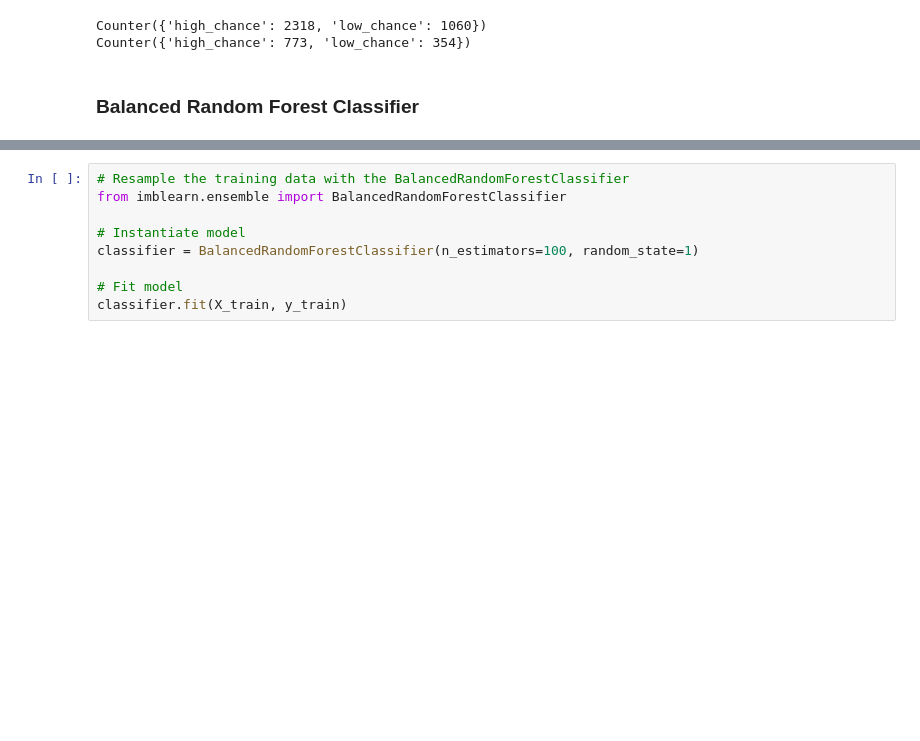
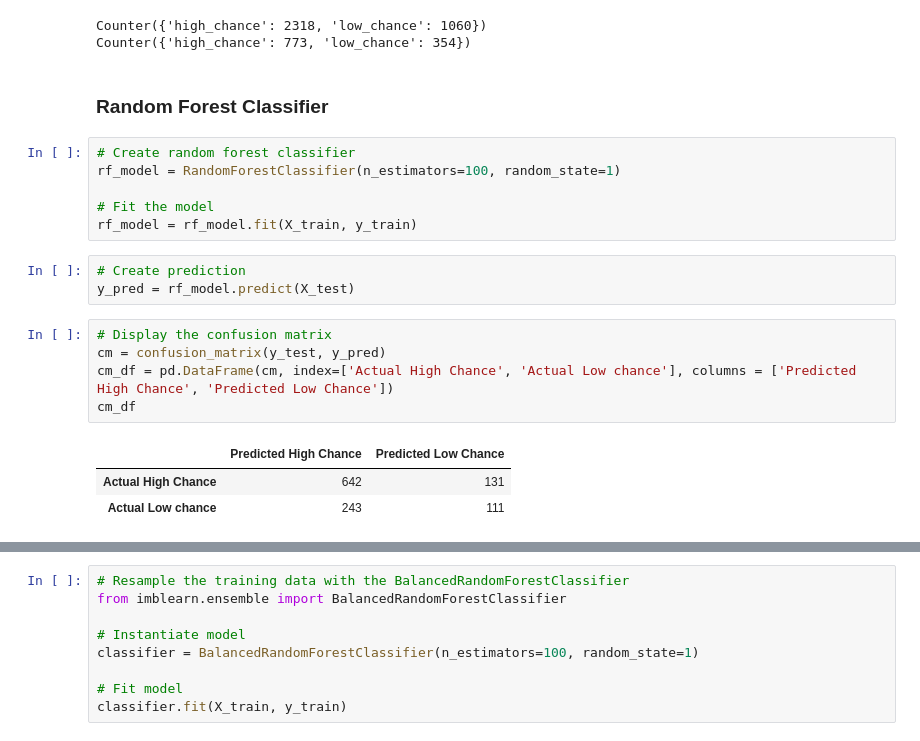
Before and after one commit to AnneLonero/Clinical_Trials_Research_Project, a Jupyter notebook: Supervised Machine Learning Models/ivs_vs_obs_Machine_Learning.ipynb, the cells around one changed output, grey strips where cells are left out. Drawn from its saved outputs; the diff is of its cells as text; blank space fills up the shorter version.

```diff
--- a/Supervised Machine Learning Models/ivs_vs_obs_Machine_Learning.ipynb
+++ b/Supervised Machine Learning Models/ivs_vs_obs_Machine_Learning.ipynb
@@ -161,5 +163,23 @@ print(Counter(y_test))
 # %% [output]
 Counter({'high_chance': 2318, 'low_chance': 1060})
 Counter({'high_chance': 773, 'low_chance': 354})
-# %% [markdown]
-### Balanced Random Forest Classifier
+# %% [markdown]
+### Random Forest Classifier
+# %%
+# Create random forest classifier
+rf_model = RandomForestClassifier(n_estimators=100, random_state=1)
+
+# Fit the model
+rf_model = rf_model.fit(X_train, y_train)
+# %%
+# Create prediction
+y_pred = rf_model.predict(X_test)
+# %%
+# Display the confusion matrix
+cm = confusion_matrix(y_test, y_pred)
+cm_df = pd.DataFrame(cm, index=['Actual High Chance', 'Actual Low chance'], columns = ['Predicted High Chance', 'Predicted Low Chance'])
+cm_df
+# %% [output]
+|  | Predicted High Chance | Predicted Low Chance |
+| Actual High Chance | 642 | 131 |
+| Actual Low chance | 243 | 111 |
```
Also changed, not shown: parts of 15 cells of this notebook, 14 other files.
